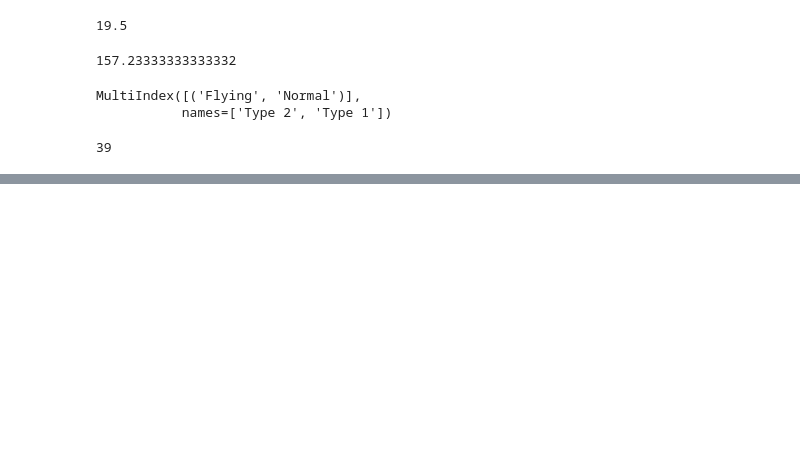
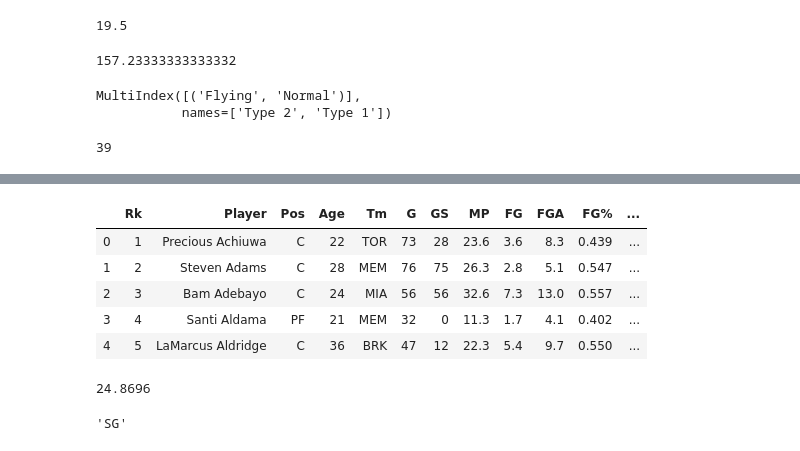
Before and after one commit to yuvjjang/datascience_prep, a Jupyter notebook: big_data_analysis/simple_data_preprocessing.ipynb, the cells around one changed output, grey strips where cells are left out. Drawn from its saved outputs; the diff is of its cells as text; code cells hidden in the pictures; blank space fills up the shorter version.

```diff
--- a/big_data_analysis/Untitled.ipynb
+++ b/big_data_analysis/simple_data_preprocessing.ipynb
@@ -1337,0 +2354,12 @@ df_cross.loc[df_cross.counts==1,].shape[0]
+# %%
+pd.set_option('display.max_columns',50)
+import pandas as pd
+df = pd.read_csv("https://raw.githubusercontent.com/Datamanim/datarepo/main/nba/nba.csv",encoding='latin',sep=';')
+df.head()
+# %% [output]
+|  | Rk | Player | Pos | Age | Tm | G | GS | MP | FG | FGA | FG% | ... |
+| 0 | 1 | Precious Achiuwa | C | 22 | TOR | 73 | 28 | 23.6 | 3.6 | 8.3 | 0.439 | ... |
+| 1 | 2 | Steven Adams | C | 28 | MEM | 76 | 75 | 26.3 | 2.8 | 5.1 | 0.547 | ... |
+| 2 | 3 | Bam Adebayo | C | 24 | MIA | 56 | 56 | 32.6 | 7.3 | 13.0 | 0.557 | ... |
+| 3 | 4 | Santi Aldama | PF | 21 | MEM | 32 | 0 | 11.3 | 1.7 | 4.1 | 0.402 | ... |
+| 4 | 5 | LaMarcus Aldridge | C | 36 | BRK | 47 | 12 | 22.3 | 5.4 | 9.7 | 0.550 | ... |
@@ -1337,0 +2370,4 @@ df_cross.loc[df_cross.counts==1,].shape[0]
+# %%
+round(df.loc[df.Tm=='TOR','Age'].mean(),4)
+# %% [output]
+24.8696
@@ -1337,0 +2378,4 @@ df_cross.loc[df_cross.counts==1,].shape[0]
+# %%
+df.loc[df.Age==df.Age.min(),'Pos'].value_counts().head(1).index[0]
+# %% [output]
+'SG'
```
Also changed, not shown: parts of 199 cells of this notebook, 1 other file.
